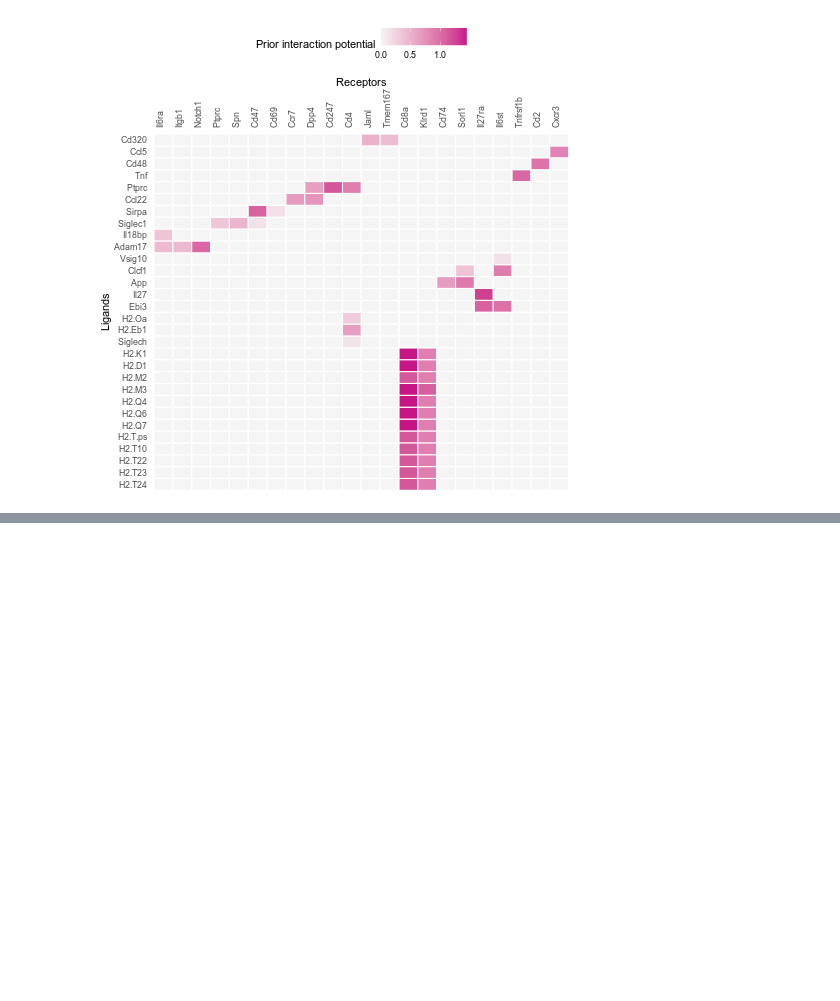
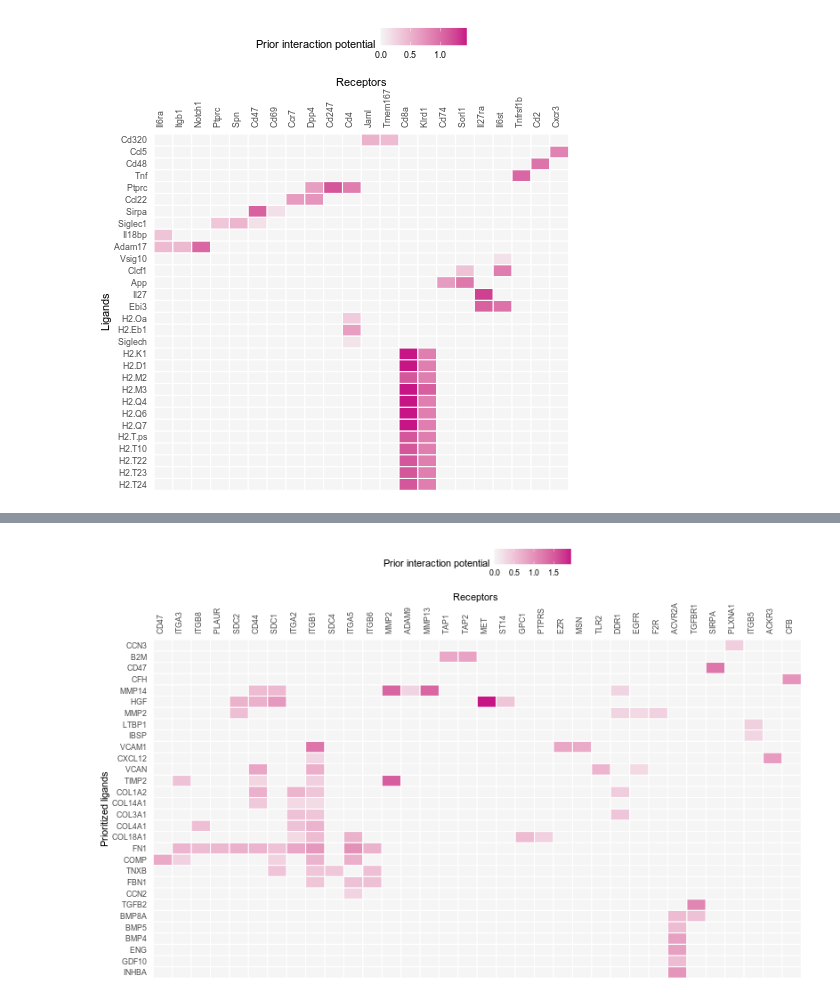
Before and after one commit to WeipengMO/sctk-tutorials, a Jupyter notebook: tools/nichenet.ipynb, the cells around one changed output, grey strips where cells are left out. Saved outputs shown, nothing was run; the diff lists cells and outputs as text; code cells hidden in the pictures; blank space fills up the shorter version.

```diff
--- a/tools/nichenet.ipynb
+++ b/tools/nichenet.ipynb
@@ -271,0 +406,6 @@ nichenet_output_r$ligand_receptor_heatmap
+# %%
+%%R -w 800 -h 500 -i vis_results
+
+vis_results$ligand_receptor_network
+# %% [output]
+[figure, added]
```
Also changed, not shown: parts of 29 cells of this notebook.
